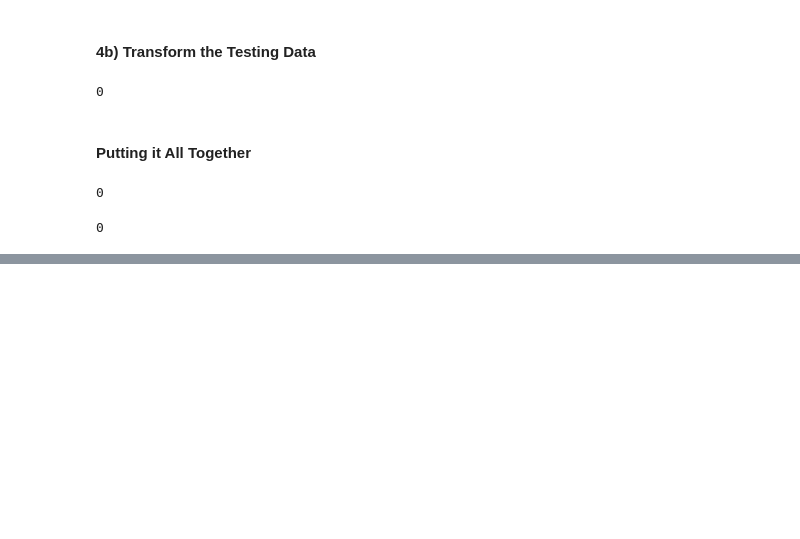
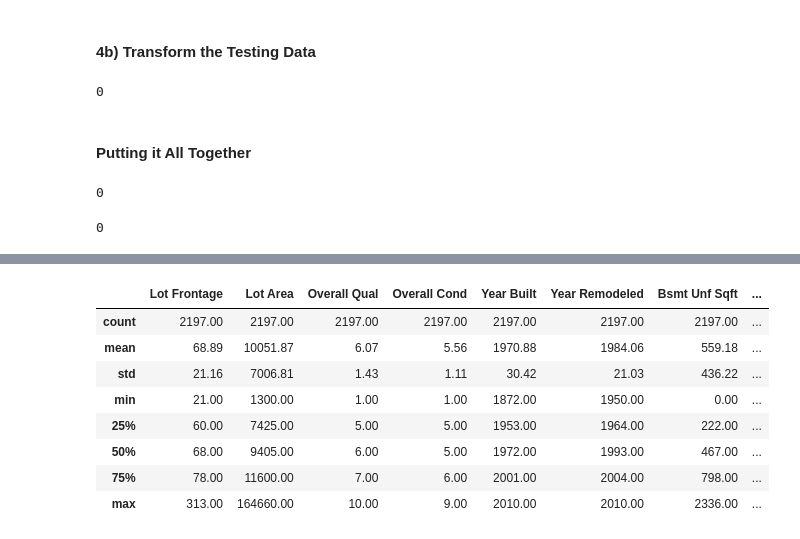
Before and after one commit to eckoecho/CodingDojo, a Jupyter notebook: Simple_Imputer.ipynb, the cells around one changed output, grey strips where cells are left out. Cells and saved outputs as stored; diff of their text form; code cells hidden in the pictures; blank space fills up the shorter version.

```diff
--- a/Simple_Imputer.ipynb
+++ b/Simple_Imputer.ipynb
@@ -309,0 +506,13 @@ X_test_cat_imputed.isna().sum().sum()
+# %%
+# Obtain summary statistics for training data
+X_train_num_imputed.describe().round(2)
+# %% [output]
+|  | Lot Frontage | Lot Area | Overall Qual | Overall Cond | Year Built | Year Remodeled | Bsmt Unf Sqft | ... |
+| count | 2197.00 | 2197.00 | 2197.00 | 2197.00 | 2197.00 | 2197.00 | 2197.00 | ... |
+| mean | 68.89 | 10051.87 | 6.07 | 5.56 | 1970.88 | 1984.06 | 559.18 | ... |
+| std | 21.16 | 7006.81 | 1.43 | 1.11 | 30.42 | 21.03 | 436.22 | ... |
+| min | 21.00 | 1300.00 | 1.00 | 1.00 | 1872.00 | 1950.00 | 0.00 | ... |
+| 25% | 60.00 | 7425.00 | 5.00 | 5.00 | 1953.00 | 1964.00 | 222.00 | ... |
+| 50% | 68.00 | 9405.00 | 6.00 | 5.00 | 1972.00 | 1993.00 | 467.00 | ... |
+| 75% | 78.00 | 11600.00 | 7.00 | 6.00 | 2001.00 | 2004.00 | 798.00 | ... |
+| max | 313.00 | 164660.00 | 10.00 | 9.00 | 2010.00 | 2010.00 | 2336.00 | ... |
```
Also changed, not shown: parts of 53 cells of this notebook.
